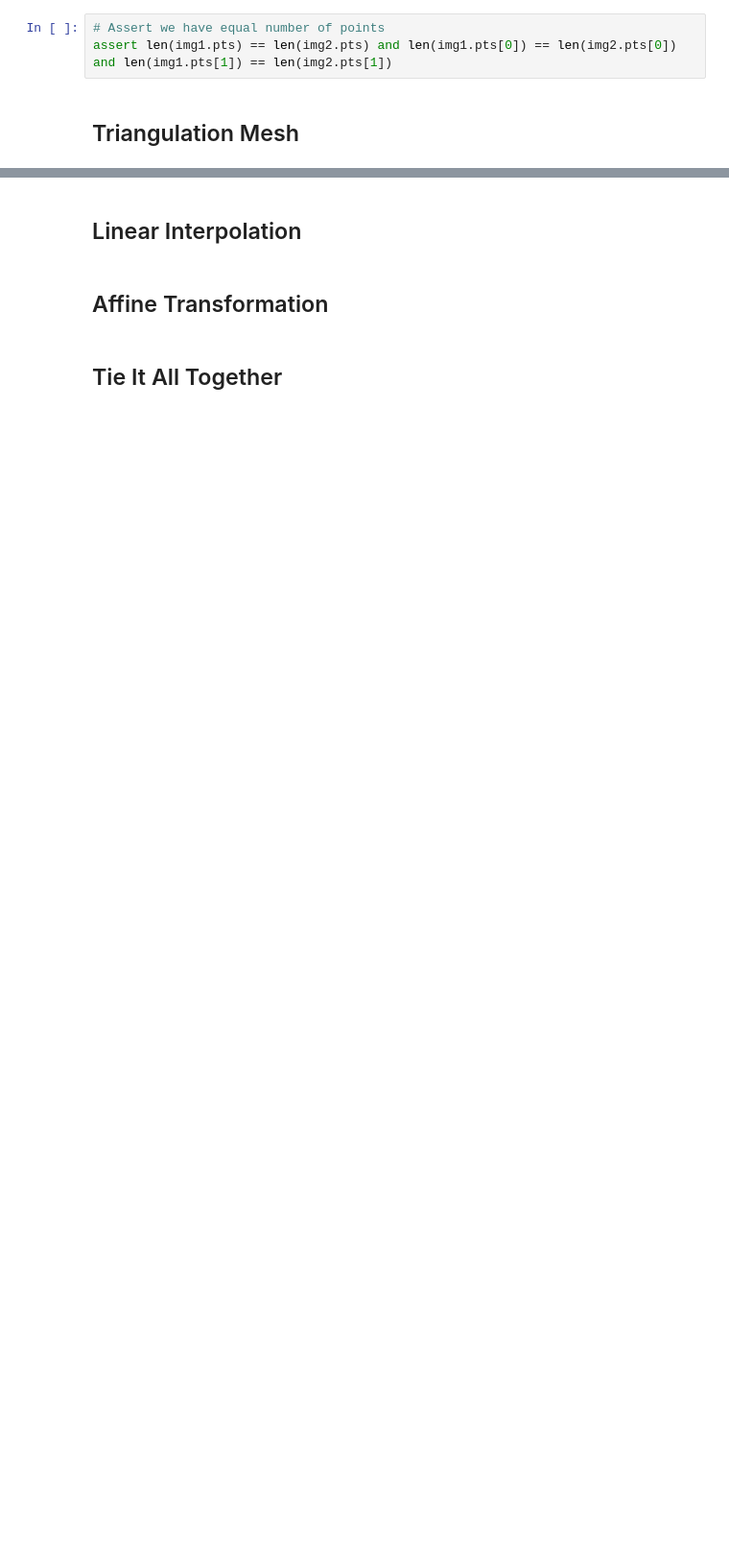
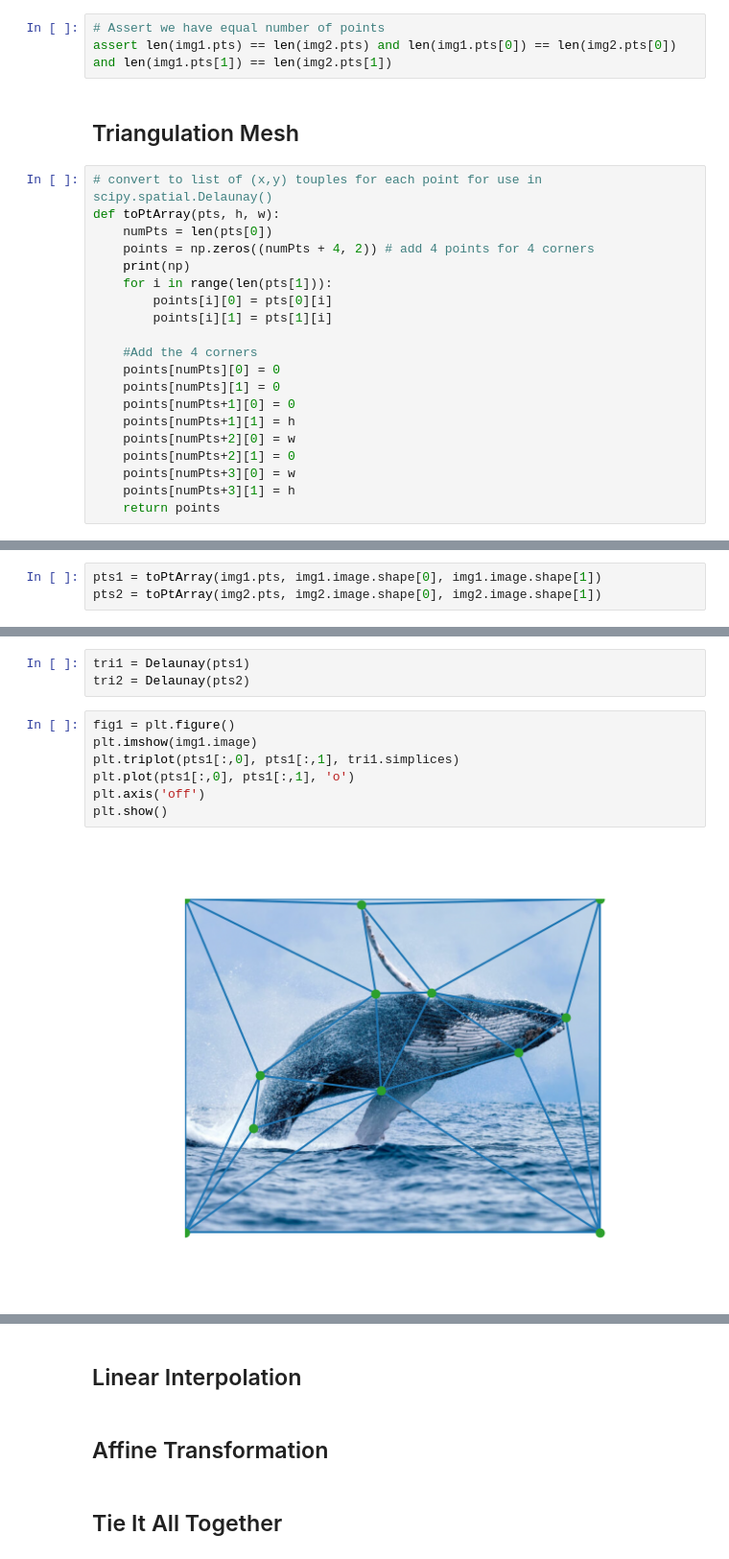
Before and after one commit to braydenturner/CS445_CourseProject, a Jupyter notebook: Project.ipynb, the cells around one changed output, grey strips where cells are left out. Shown at 96% size. Saved outputs shown, nothing was run; the diff lists cells and outputs as text; blank space fills up the shorter version.

Commit message:
Pushing with Delaunay started, still needs the correlation of triangles

```diff
--- a/Project.ipynb
+++ b/Project.ipynb
@@ -80,3 +93,23 @@ img2.pts = specify_corresponding_points(img2.image, img1.pts)
 assert len(img1.pts) == len(img2.pts) and len(img1.pts[0]) == len(img2.pts[0])  and len(img1.pts[1]) == len(img2.pts[1])
 # %% [markdown]
 ## Triangulation Mesh
+# %%
+# convert to list of (x,y) touples for each point for use in scipy.spatial.Delaunay()
+def toPtArray(pts, h, w):
+    numPts = len(pts[0])
+    points = np.zeros((numPts + 4, 2)) # add 4 points for 4 corners
+    print(np)
+    for i in range(len(pts[1])):
+        points[i][0] = pts[0][i]
+        points[i][1] = pts[1][i]
+
+    #Add the 4 corners
+    points[numPts][0] = 0
+    points[numPts][1] = 0
+    points[numPts+1][0] = 0
+    points[numPts+1][1] = h
+    points[numPts+2][0] = w
+    points[numPts+2][1] = 0
+    points[numPts+3][0] = w
+    points[numPts+3][1] = h
+    return points
@@ -82,0 +118,3 @@ assert len(img1.pts) == len(img2.pts) and len(img1.pts[0]) == len(img2.pts[0])
+# %%
+pts1 = toPtArray(img1.pts, img1.image.shape[0], img1.image.shape[1])
+pts2 = toPtArray(img2.pts, img2.image.shape[0], img2.image.shape[1])
@@ -82,0 +124,12 @@ assert len(img1.pts) == len(img2.pts) and len(img1.pts[0]) == len(img2.pts[0])
+# %%
+tri1 = Delaunay(pts1)
+tri2 = Delaunay(pts2)
+# %%
+fig1 = plt.figure()
+plt.imshow(img1.image)
+plt.triplot(pts1[:,0], pts1[:,1], tri1.simplices)
+plt.plot(pts1[:,0], pts1[:,1], 'o')
+plt.axis('off')
+plt.show()
+# %% [output]
+[figure, added]
```
Also changed, not shown: parts of 10 cells of this notebook.
